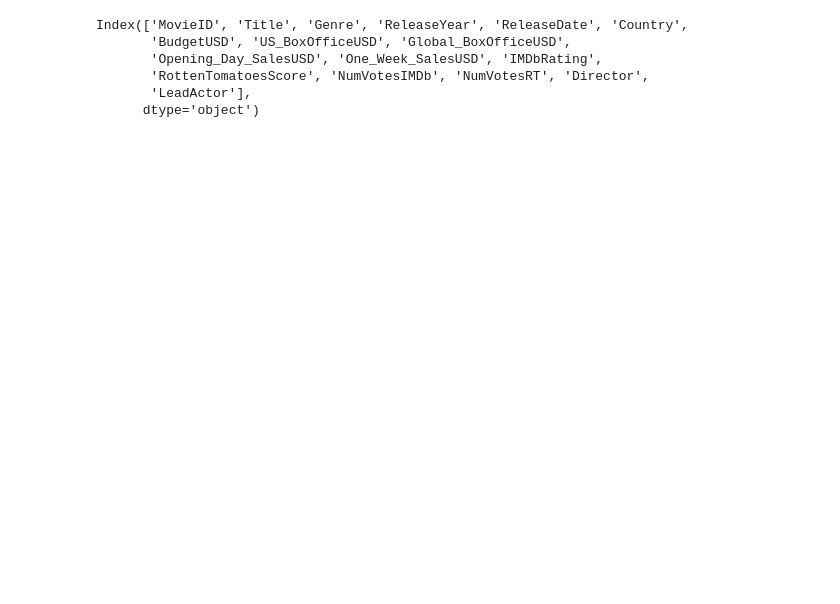
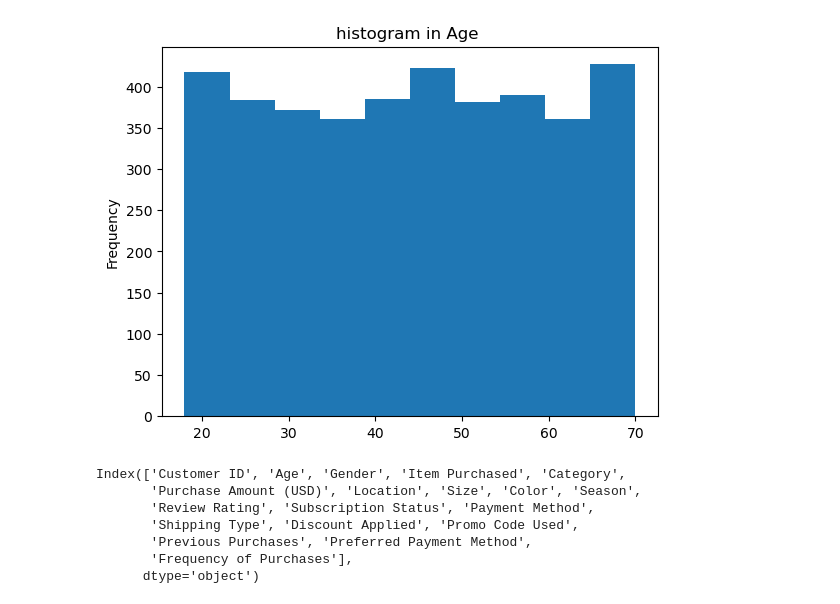
Before and after one commit to harhash891/mohamed-saed-mohamed-hasan-ahmed, a Jupyter notebook: n1.ipynb, the cells around one changed output. Cells and saved outputs as stored; diff of their text form; code cells hidden in the pictures; blank space fills up the shorter version.

```diff
--- a/n1.ipynb
+++ b/n1.ipynb
@@ -4,9 +4,6 @@ import numpy as np
 import matplotlib.pyplot as plt
 import seaborn as sns
 # %%
-df=pd.read_csv('movies_dataset.csv')
-df.head(3)
-df.info()
-df.duplicated().sum()
-df.isna().sum()
+df=pd.read_csv('shopping_trends.csv')
+df
 # %% [output]
@@ -62,0 +25,7 @@ Name: count, dtype: int64
+# %%
+new_data = ['Subscription Status', 'Discount Applied', 'Promo Code Used']
+
+for col in new_data:
+    df[col] = df[col].replace({"Yes": 1, "No": 0})
+# %%
+df['Previous Purchases'].value_counts().sort_values(ascending=False,inplace=True)
@@ -63,9 +44,16 @@ Name: count, dtype: int64
+# %%
+df['Age'].plot(kind='hist')
+plt.title("histogram in Age ")
+plt.show()
+# %% [output]
+[figure, added]
 # %%
 df.columns
 # %% [output]
-Index(['MovieID', 'Title', 'Genre', 'ReleaseYear', 'ReleaseDate', 'Country',
-       'BudgetUSD', 'US_BoxOfficeUSD', 'Global_BoxOfficeUSD',
-       'Opening_Day_SalesUSD', 'One_Week_SalesUSD', 'IMDbRating',
-       'RottenTomatoesScore', 'NumVotesIMDb', 'NumVotesRT', 'Director',
-       'LeadActor'],
+Index(['Customer ID', 'Age', 'Gender', 'Item Purchased', 'Category',
+       'Purchase Amount (USD)', 'Location', 'Size', 'Color', 'Season',
+       'Review Rating', 'Subscription Status', 'Payment Method',
+       'Shipping Type', 'Discount Applied', 'Promo Code Used',
+       'Previous Purchases', 'Preferred Payment Method',
+       'Frequency of Purchases'],
       dtype='object')
```
Also changed, not shown: parts of 46 cells of this notebook.
